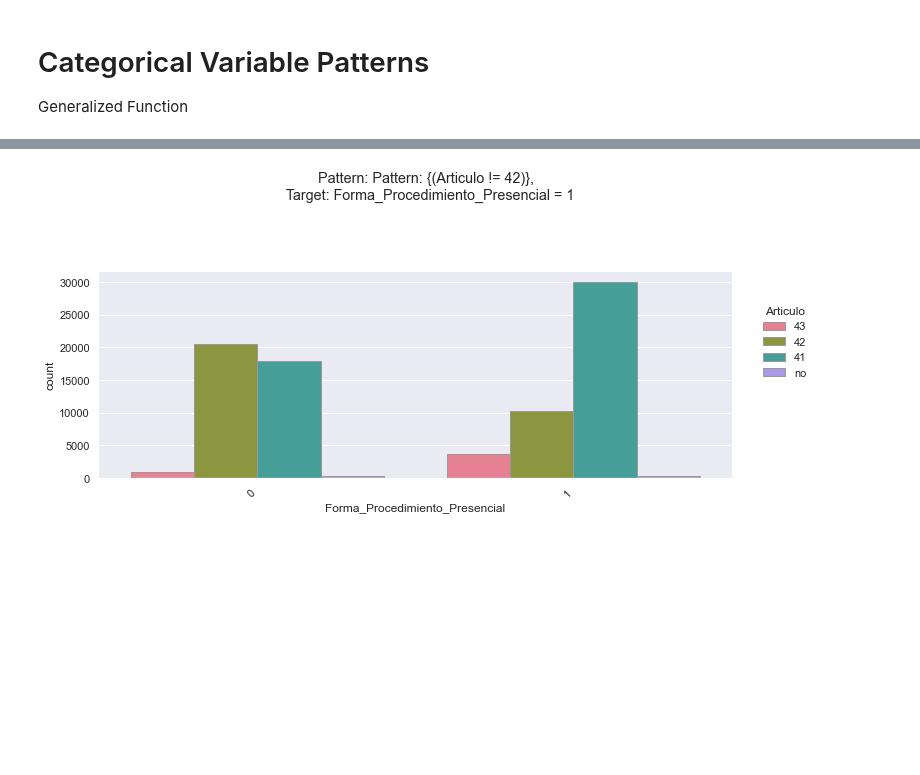
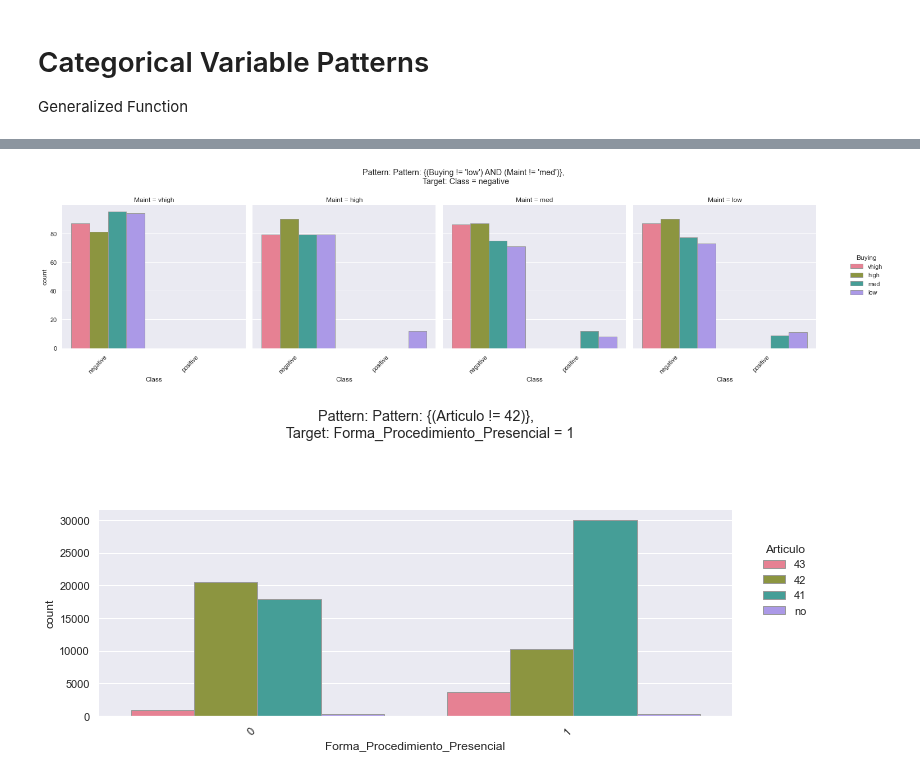
Before and after one commit to ML-Group-Col/Exped_Visualizations, a Jupyter notebook: visuals_dany.ipynb, the cells around one changed output, grey strips where cells are left out. Cells and saved outputs as stored; diff of their text form; code cells hidden in the pictures; blank space fills up the shorter version.

```diff
--- a/visuals_dany.ipynb
+++ b/visuals_dany.ipynb
@@ -68,3 +94,11 @@ def cat_plot_variable(db, target, target_val, variables, pattern_title, pal="pas
+# %%
+pattern_title = "Pattern: {(Buying != 'low') AND (Maint != 'med')}"
+variables = [('Buying','low'),('Maint' , 'med')]
+target = 'Class'
+target_val = 'negative'
+cat_plot_variable(cars, target,  target_val, variables,  pattern_title, pal = 'husl')
+# %% [output]
+[figure, added]
 # %%
 pattern_title = "Pattern: {(Articulo != 42)}"
 variables = [('Articulo','42')]
```
Also changed, not shown: parts of 6 cells of this notebook, 3 other files.
